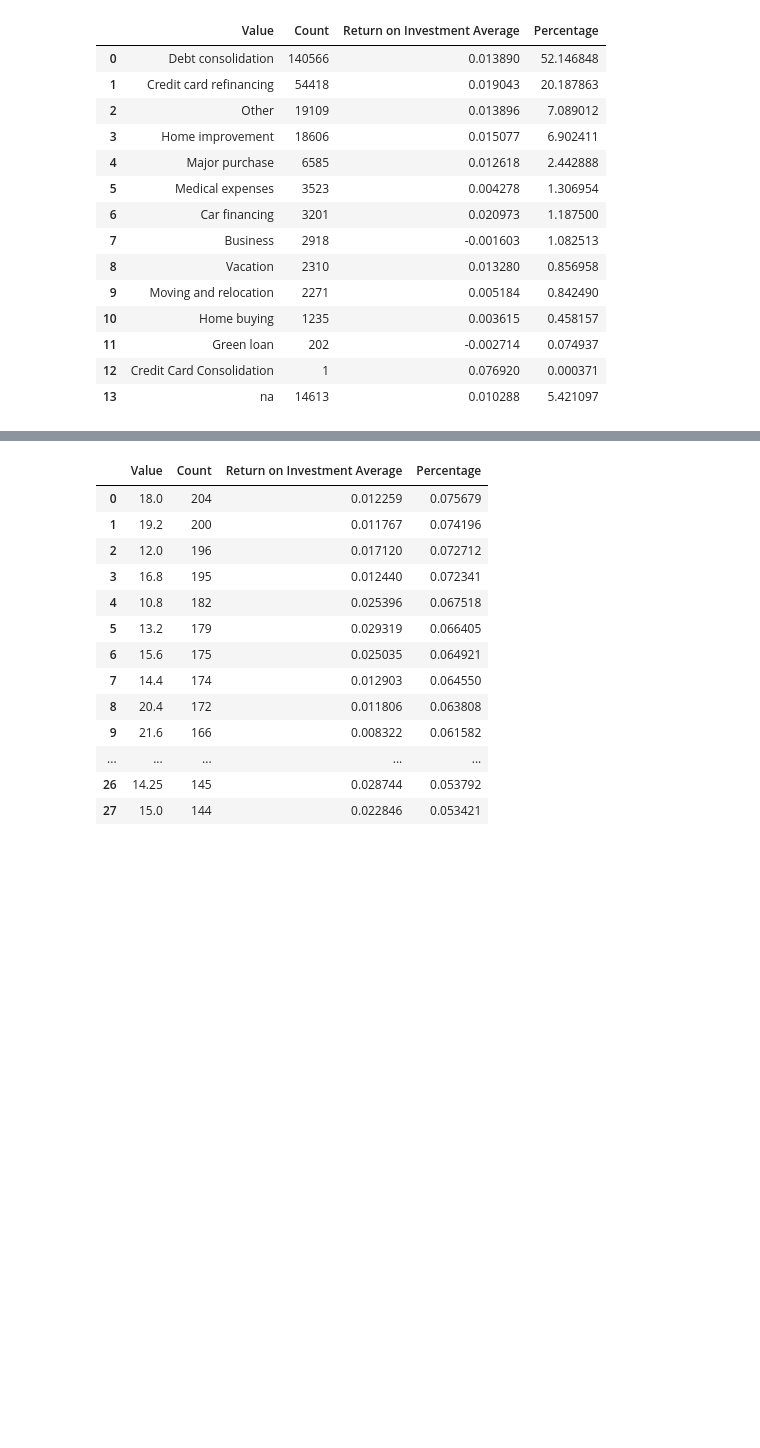
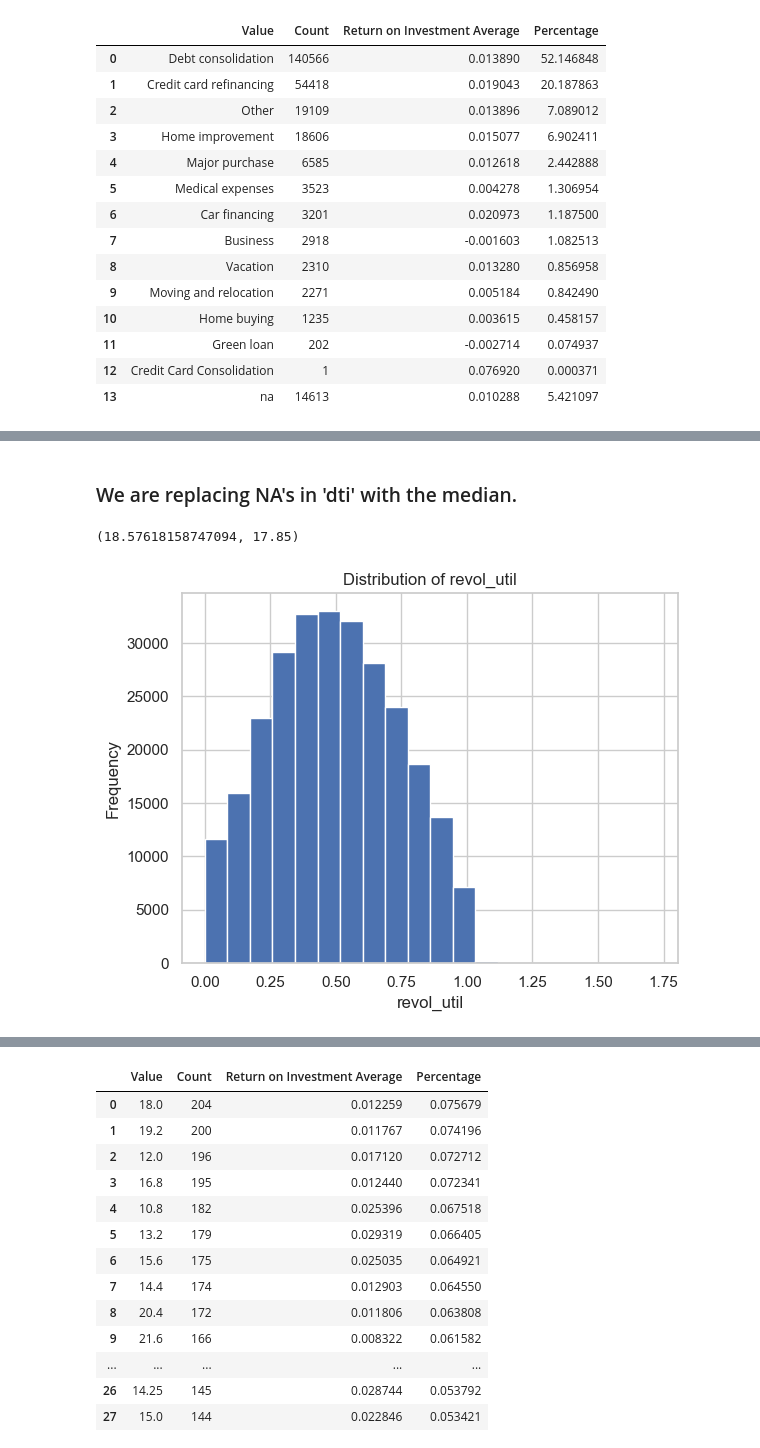
Before and after one commit to Uweeseg1/DataAnalyticsProject, a Jupyter notebook: Erans_project.ipynb, the cells around one changed output, grey strips where cells are left out. Drawn from its saved outputs; the diff is of its cells as text; code cells hidden in the pictures; blank space fills up the shorter version.

```diff
--- a/Erans_project.ipynb
+++ b/Erans_project.ipynb
@@ -587,2 +551,2 @@ distribution_dictionary['title']
 # %%
-all_year_19 = fill_nas_with(all_year_19, 'title', 'Unknown')
+all_year_19['title'] = all_year_19['title'].fillna('Unknown')
@@ -606,0 +575,22 @@ Name: title, dtype: int64
+# %% [markdown]
+### We are replacing NA's in 'dti' with the median.
+# %%
+all_year_19['dti'].mean(), all_year_19['dti'].median()
+dti_med = all_year_19['dti'].median()
+# %% [output]
+(18.57618158747094, 17.85)
+# %%
+all_year_19['dti'] = all_year_19['dti'].fillna(dti_med)
+# %%
+# remove the percentage sign from the 'revol_util' column and convert it to floats
+all_year_19['revol_util'] = all_year_19['revol_util'].str.rstrip('%').astype('float') / 100
+# %%
+plt.hist(all_year_19['revol_util'], bins=20)
+plt.xlabel('revol_util')
+plt.ylabel('Frequency')
+ax.axvline(all_year_19['revol_util'].mean(), color='red', linestyle='--', label='Mean')
+ax.axvline(all_year_19['revol_util'].median(), color='green', linestyle='--', label='Median')
+plt.title('Distribution of revol_util')
+plt.show()
+# %% [output]
+[figure, added]
```
Also changed, not shown: parts of 29 cells of this notebook.
